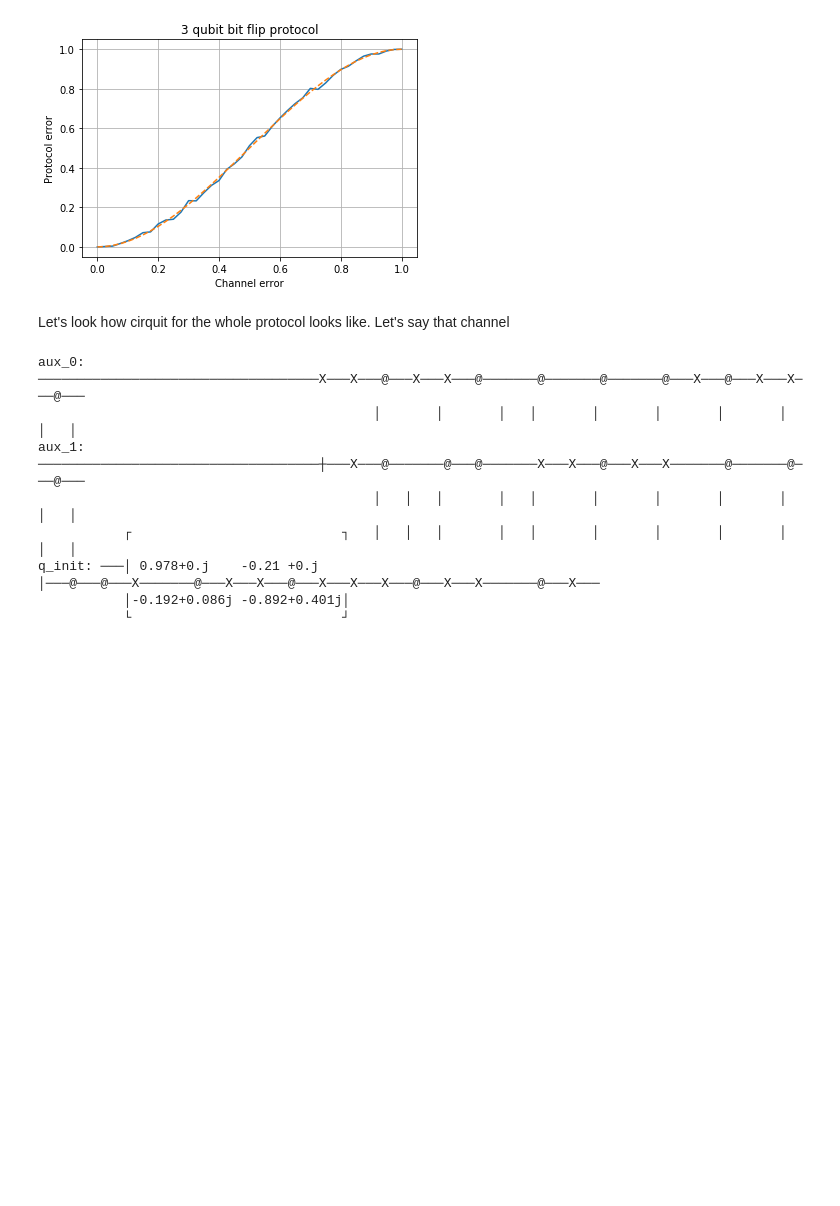
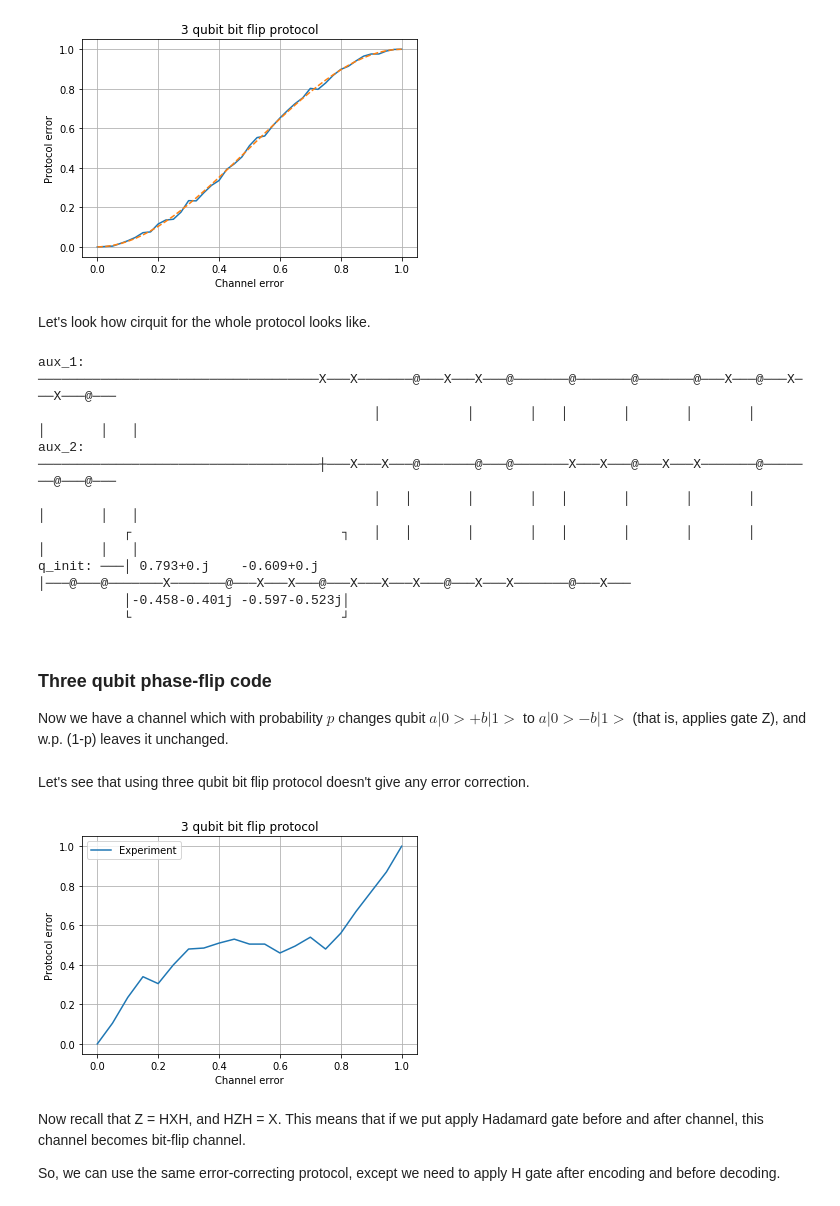
Before and after one commit to fedimser/quant_comp, a Jupyter notebook: Quantum error correction with Cirq.ipynb, the cells around one changed output. Cells and saved outputs as stored; diff of their text form; code cells hidden in the pictures; blank space fills up the shorter version.

Commit message:
Added phase-flip, recursive bit-flip and Shor codes.

```diff
--- a/Quantum error correction with Cirq.ipynb
+++ b/Quantum error correction with Cirq.ipynb
@@ -101,9 +103,14 @@ def test_protocol(protocol, channel, num_experiments=100):
     ok_count = sum([test_protocol_once(protocol, channel) for _ in range(num_experiments)])
     return 1.0 - 1.0 * ok_count  / num_experiments
 
-def plot_errors(protocol, num_points=21, num_experiments=100, theoretical=None):
-    channel_error = np.linspace(0, 1, num_points)
-    protocol_error = [test_protocol(protocol, BitFlipChannel(p), num_experiments=num_experiments)
+def plot_errors(protocol,
+                num_points=21,
+                num_experiments=100,
+                theoretical=None,
+                channel_factory=lambda p:BitFlipChannel(p),
+                max_p=1.0):
+    channel_error = np.linspace(0, max_p, num_points)
+    protocol_error = [test_protocol(protocol, channel_factory(p), num_experiments=num_experiments)
                       for p in channel_error]
     plt.plot(channel_error, protocol_error, label='Experiment')
     plt.xlabel('Channel error')
@@ -115,5 +122,3 @@ def plot_errors(protocol, num_points=21, num_experiments=100, theoretical=None):
     plt.legend()
     plt.grid()
     plt.show()
-
-plot_errors(BaseQecProtocol(), num_experiments=200, theoretical=lambda x:x)
@@ -219,9 +226,9 @@ class ThreeQubitBitFlipProtocol(BaseQecProtocol):
         self.name = '3 qubit bit flip protocol'
 
     def encode(self, circuit, qubit):
-        q0 = cirq.NamedQubit('aux_0')
-        q1 = cirq.NamedQubit('aux_1')
+        q0 = cirq.NamedQubit('aux_%d' % len(circuit.all_qubits()))
         circuit.append(cirq.CNOT(qubit, q0))
+        q1 = cirq.NamedQubit('aux_%d' % len(circuit.all_qubits()))
         circuit.append(cirq.CNOT(qubit, q1))
         return [qubit, q0, q1]
 
@@ -255,4 +262,10 @@ class ThreeQubitBitFlipProtocol(BaseQecProtocol):
         CCNOT(1)
         CCNOT(0)
 
+        # Measurement is not needed for Bit-Flip, but is needed so we can use it in Shor Code.
+        circuit.append(cirq.measure(qubits[0]))
+        circuit.append(cirq.measure(qubits[1]))
+
         return qubits[2]
+
+test_protocol_once(ThreeQubitBitFlipProtocol(), BitFlipChannel(0.1))
@@ -266,17 +281,43 @@ plot_errors(ThreeQubitBitFlipProtocol(),
 # %% [output]
 [figure]
 # %% [markdown]
-Let's look how cirquit for the whole protocol looks like. Let's say that channel
+Let's look how cirquit for the whole protocol looks like.
 # %%
 data = {}
-test_protocol_once(ThreeQubitBitFlipProtocol(), BitFlipChannel(0.05), output=data)
+test_protocol_once(ThreeQubitBitFlipProtocol(), BitFlipChannel(0.3), output=data)
 print(data['circuit'])
 # %% [output]
-aux_0: ────────────────────────────────────X───X───@───X───X───@───────@───────@───────@───X───@───X───X───@───
-                                           │       │       │   │       │       │       │       │       │   │
-aux_1: ────────────────────────────────────┼───X───@───────@───@───────X───X───@───X───X───────@───────@───@───
-                                           │   │   │       │   │       │       │       │       │       │   │
-           ┌                           ┐   │   │   │       │   │       │       │       │       │       │   │
-q_init: ───│ 0.978+0.j    -0.21 +0.j   │───@───@───X───────@───X───X───@───X───X───X───@───X───X───────@───X───
-           │-0.192+0.086j -0.892+0.401j│
+aux_1: ────────────────────────────────────X───X───────@───X───X───@───────@───────@───────@───X───@───X───X───@───
+                                           │           │       │   │       │       │       │       │       │   │
+aux_2: ────────────────────────────────────┼───X───X───@───────@───@───────X───X───@───X───X───────@───────@───@───
+                                           │   │       │       │   │       │       │       │       │       │   │
+           ┌                           ┐   │   │       │       │   │       │       │       │       │       │   │
+q_init: ───│ 0.793+0.j    -0.609+0.j   │───@───@───────X───────@───X───X───@───X───X───X───@───X───X───────@───X───
+           │-0.458-0.401j -0.597-0.523j│
            └                           ┘
+# %% [markdown]
+### Three qubit phase-flip code
+
+Now we have a channel which with probability $p$ changes qubit $a |0>+ b |1>$ to $a|0> - b |1>$ (that is, applies gate Z), and w.p. (1-p) leaves it unchanged.
+# %%
+class PhaseFlipChannel:
+    def __init__(self, flip_prob):
+        self.flip_prob = flip_prob
+
+    def transmit(self, ct, q):
+        if np.random.rand() < self.flip_prob:
+            ct.append(cirq.Z(q))
+        return q
+# %% [markdown]
+Let's see that using three qubit bit flip protocol doesn't give any error correction.
+# %%
+plot_errors(ThreeQubitBitFlipProtocol(),
+            num_points=21,
+            num_experiments=200,
+            channel_factory=lambda p:PhaseFlipChannel(p))
+# %% [output]
+[figure, added]
+# %% [markdown]
+Now recall that Z = HXH, and HZH = X. This means that if we put apply Hadamard gate before and after channel, this channel becomes bit-flip channel.
+
+So, we can use the same error-correcting protocol, except we need to apply H gate after encoding and before decoding.
```
Also changed, not shown: parts of 18 cells of this notebook.
